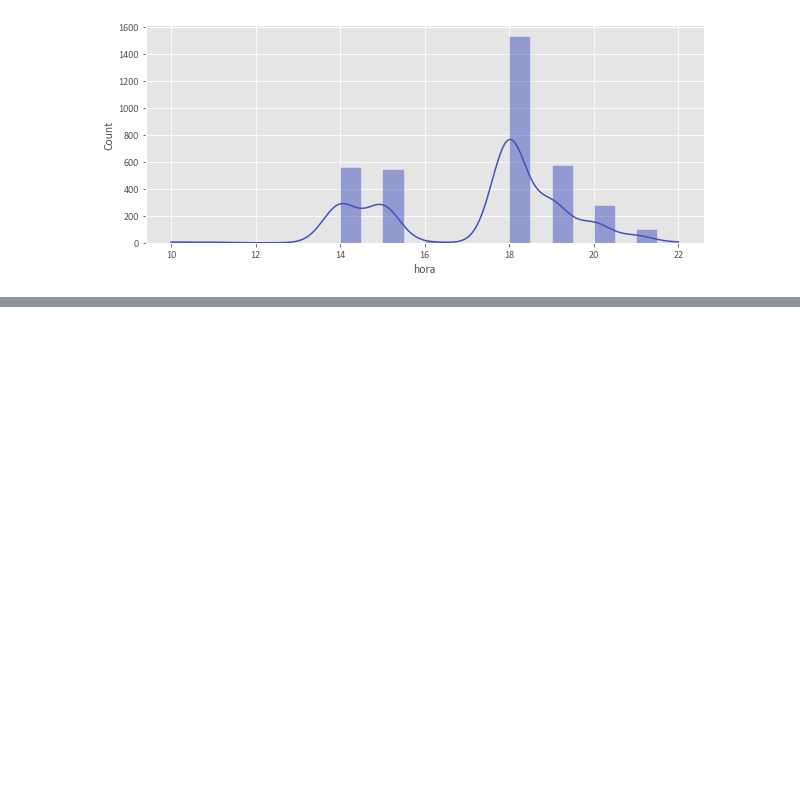
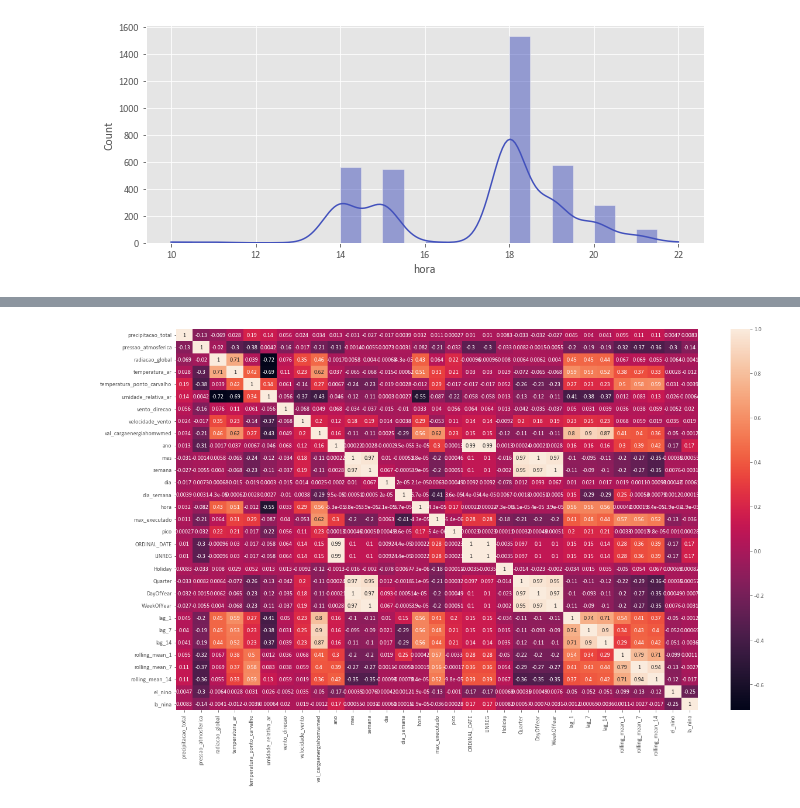
Before and after one commit to Alorencatto/tcc, a Jupyter notebook: features-1-doing.ipynb, the cells around one changed output, grey strips where cells are left out. Cells and saved outputs as stored; diff of their text form; code cells hidden in the pictures; blank space fills up the shorter version.

```diff
--- a/features-1-doing.ipynb
+++ b/features-1-doing.ipynb
@@ -31,7 +35,7 @@ dark_blue = "#111530"
 black = "#000000"
 cian = "#4AA6EE"
 # %%
-df_full : pd.DataFrame = pd.read_csv('./data/checkpoints/df_full_v1.csv',index_col='Unnamed: 0')
+df_demanda_potencia_full : pd.DataFrame = pd.read_csv('./data/checkpoints/df_full_v1.csv',index_col='Unnamed: 0')
 df_full.head(2)
 # %% [output]
 |  | precipitacao_total | pressao_atmosferica | radiacao_global | temperatura_ar | temperatura_ponto_carvalho | ... |
@@ -236,0 +283,9 @@ ax = sns.histplot(
+# %%
+# TODO: (DOING) Criar feature de el nino e la nina
+
+# REFERENCIA : http://enos.cptec.inpe.br/#
+ocorrencias_el_nino : list = [2015,2016] #Forte
+ocorrencias_la_nina : list = [2017,2018] #Fraca
+
+df_demanda_potencia['el_nino'] = df_demanda_potencia.apply(lambda t: 1 if t['ano'] in ocorrencias_el_nino else 0,axis=1)
+df_demanda_potencia['la_nina'] = df_demanda_potencia.apply(lambda t: 1 if t['ano'] in ocorrencias_la_nina else 0,axis=1)
@@ -236,0 +304,7 @@ ax = sns.histplot(
+# %%
+plt.figure(figsize=(20,12))
+corr = df_demanda_potencia.corr()
+sns.heatmap(corr, annot=True)
+plt.show()
+# %% [output]
+[figure, added]
```
Also changed, not shown: parts of 7 cells of this notebook.
